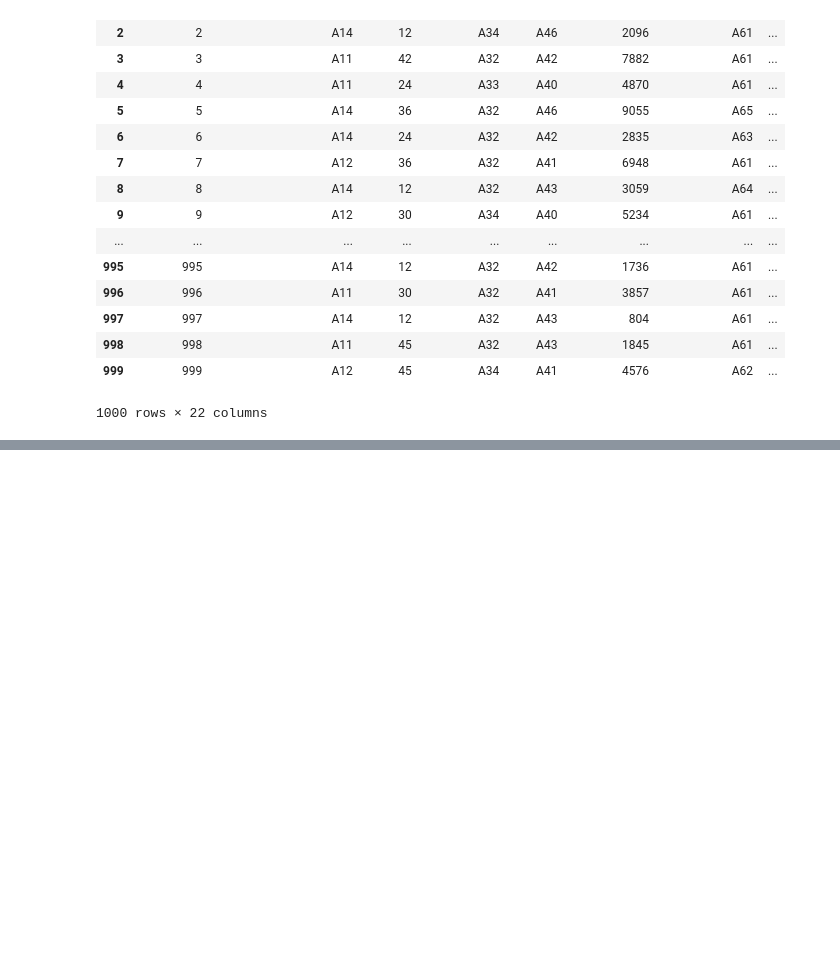
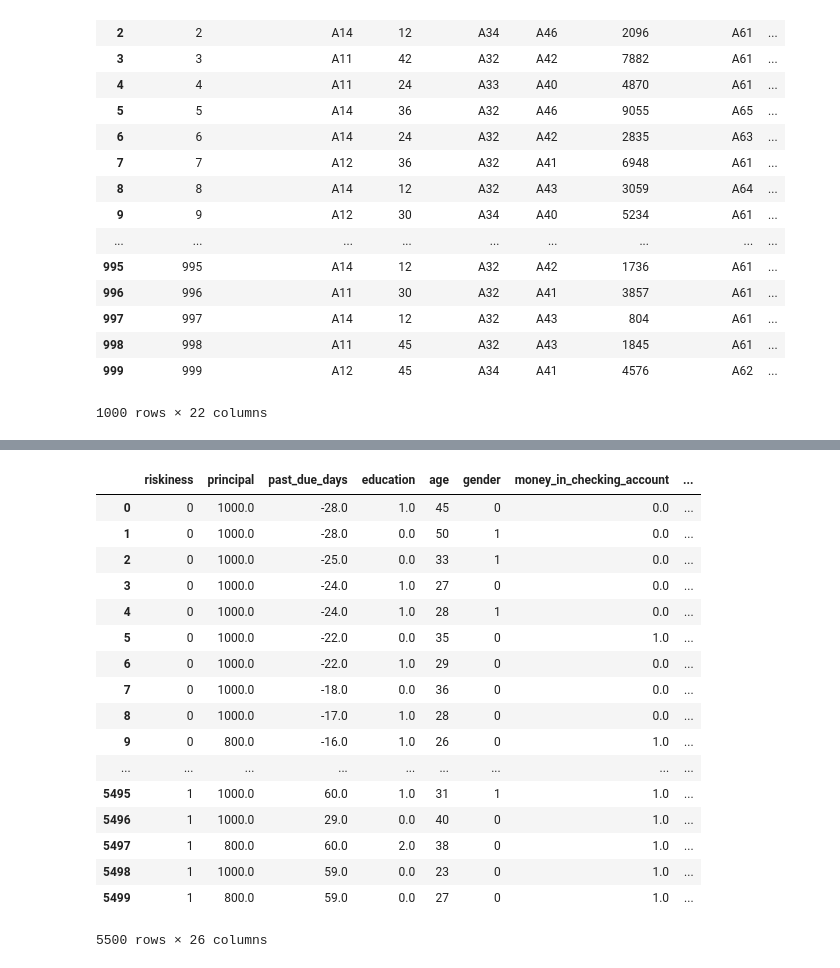
Before and after one commit to rjchee/Score, a Jupyter notebook: loan_data.ipynb, the cells around one changed output, grey strips where cells are left out. Saved outputs shown, nothing was run; the diff lists cells and outputs as text; code cells hidden in the pictures; blank space fills up the shorter version.

```diff
--- a/loan_data.ipynb
+++ b/loan_data.ipynb
@@ -69,0 +189,3 @@ data3
+# %%
+combined_data['sentiment'] = np.random.random(len(combined_data))
+combined_data
@@ -69,0 +211,6 @@ data3
+# %%
+def get_num_steps(gender):
+    return abs(round(.8*random.normalvariate(5340 if gender == 0 else 4912, 1000) + .2*random.normalvariate(10000, 4000)))
+
+combined_data['steps'] = combined_data.apply(lambda row: get_num_steps(row['gender (0 = male, 1 = female)']), axis=1)
+combined_data
@@ -69,0 +334,18 @@ data3
+# %%
+percentages = [
+    (29, 208),
+    (39, 163),
+    (49, 173),
+    (64, 274),
+    (1000, 87),
+]
+
+def get_num_connections(age):
+    if random.random() < 0.1:
+        return 0
+    for age_max, mean in percentages:
+        if age <= age_max:
+            return abs(round(random.normalvariate(mean, 30)))
+
+combined_data['num_connections'] = combined_data.apply(lambda row: get_num_connections(row['age']), axis=1)
+combined_data['num_connections']
@@ -69,0 +370,31 @@ data3
+# %%
+def rename_column(name):
+    if name.startswith('years_at_present_employment'):
+        return 'years_at_present_job'
+    idx = name.find(' (')
+    if idx == -1:
+        return name
+    return name[:idx]
+
+data = combined_data.rename(columns=rename_column)
+data.to_csv('final_data.csv')
+data
+# %% [output]
+|  | riskiness | principal | past_due_days | education | age | gender | money_in_checking_account | ... |
+| 0 | 0 | 1000.0 | -28.0 | 1.0 | 45 | 0 | 0.0 | ... |
+| 1 | 0 | 1000.0 | -28.0 | 0.0 | 50 | 1 | 0.0 | ... |
+| 2 | 0 | 1000.0 | -25.0 | 0.0 | 33 | 1 | 0.0 | ... |
+| 3 | 0 | 1000.0 | -24.0 | 1.0 | 27 | 0 | 0.0 | ... |
+| 4 | 0 | 1000.0 | -24.0 | 1.0 | 28 | 1 | 0.0 | ... |
+| 5 | 0 | 1000.0 | -22.0 | 0.0 | 35 | 0 | 1.0 | ... |
+| 6 | 0 | 1000.0 | -22.0 | 1.0 | 29 | 0 | 0.0 | ... |
+| 7 | 0 | 1000.0 | -18.0 | 0.0 | 36 | 0 | 0.0 | ... |
+| 8 | 0 | 1000.0 | -17.0 | 1.0 | 28 | 0 | 0.0 | ... |
+| 9 | 0 | 800.0 | -16.0 | 1.0 | 26 | 0 | 1.0 | ... |
+| ... | ... | ... | ... | ... | ... | ... | ... | ... |
+| 5495 | 1 | 1000.0 | 60.0 | 1.0 | 31 | 1 | 1.0 | ... |
+| 5496 | 1 | 1000.0 | 29.0 | 0.0 | 40 | 0 | 1.0 | ... |
+| 5497 | 1 | 800.0 | 60.0 | 2.0 | 38 | 0 | 1.0 | ... |
+| 5498 | 1 | 1000.0 | 59.0 | 0.0 | 23 | 0 | 1.0 | ... |
+| 5499 | 1 | 800.0 | 59.0 | 0.0 | 27 | 0 | 1.0 | ... |
+5500 rows × 26 columns
```
Also changed, not shown: parts of 18 cells of this notebook, 5 other files.
